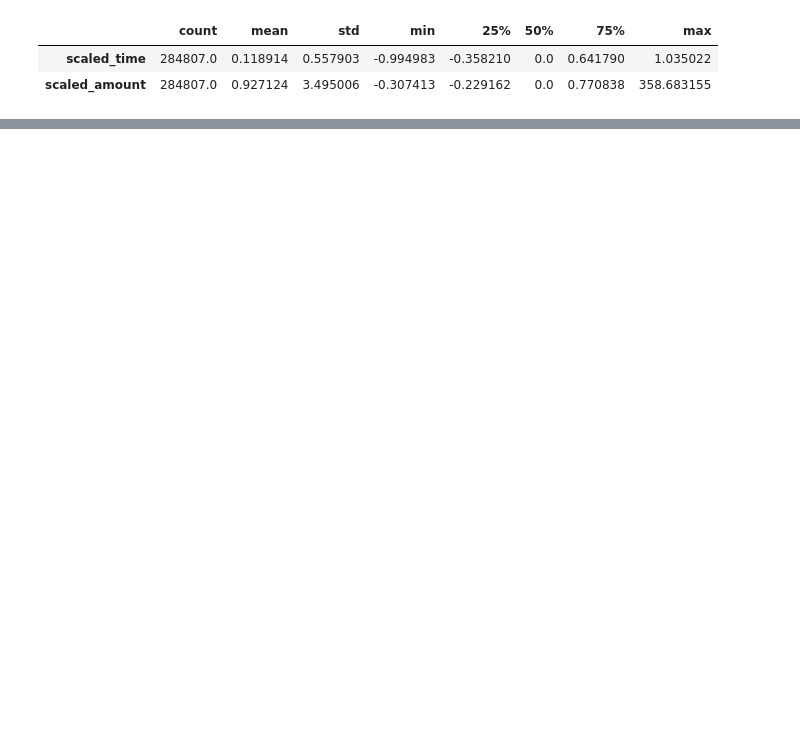
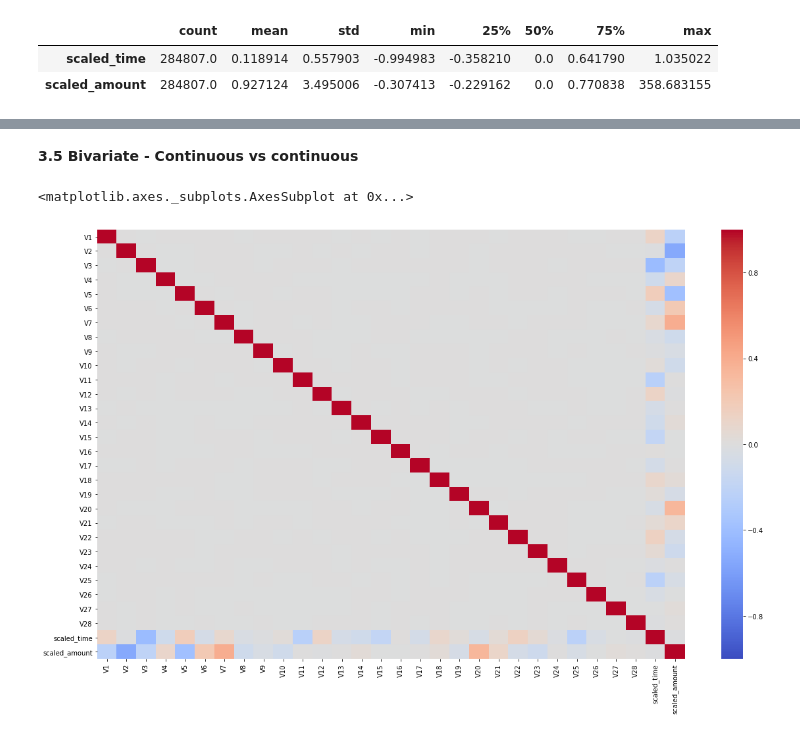
Before and after one commit to SwapnilSParkhe/Machine-Learning, a Jupyter notebook: Projects/Credit Card Fraud Detection/Credit Card Fraud Detection using Anomaly Detection .ipynb, the cells around one changed output, grey strips where cells are left out. Saved outputs shown, nothing was run; the diff lists cells and outputs as text; code cells hidden in the pictures; blank space fills up the shorter version.

```diff
--- a/Projects/Credit Card Fraud Detection/Credit Card Fraud Detection using Anomaly Detection .ipynb
+++ b/Projects/Credit Card Fraud Detection/Credit Card Fraud Detection using Anomaly Detection .ipynb
@@ -189,0 +203,9 @@ for i, cols in enumerate(df.select_dtypes(include=['category']).columns):
+# %% [markdown]
+**3.5 Bivariate - Continuous vs continuous**
+# %%
+#Correlation heatmap - Most vars are fairly uncorrelated except two
+fig, ax = plt.subplots(figsize=(20,12))
+sns.heatmap(df.corr(), ax=ax, vmin=-1, vmax=1, center=0, cmap='coolwarm')
+# %% [output]
+<matplotlib.axes._subplots.AxesSubplot at 0x...>
+[figure, added]
```
Also changed, not shown: parts of 8 cells of this notebook.
